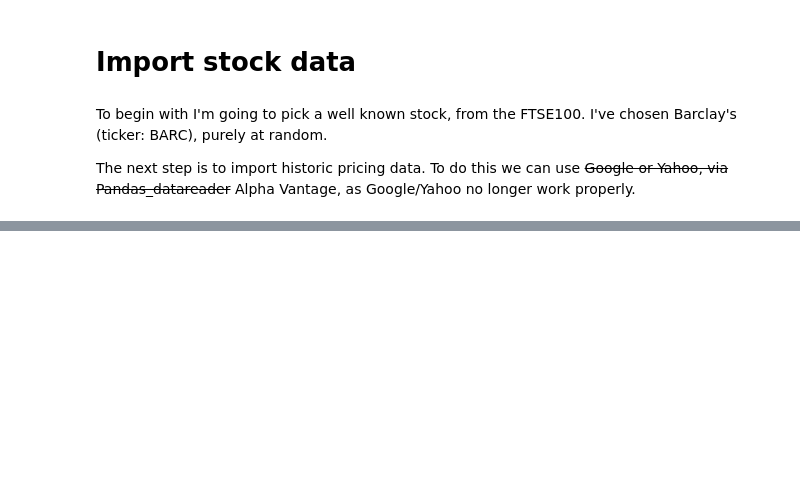
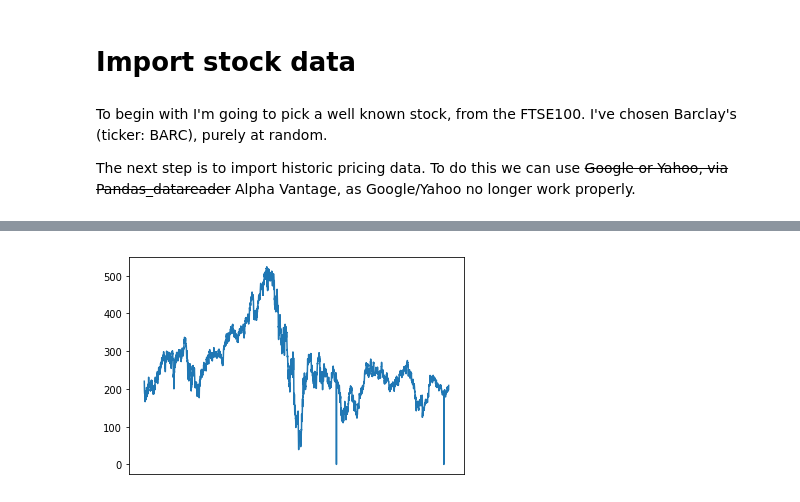
Before and after one commit to rick-62/Stock-Picker, a Jupyter notebook: initial_analysis.ipynb, the cells around one changed output, grey strips where cells are left out. Saved outputs shown, nothing was run; the diff lists cells and outputs as text; code cells hidden in the pictures; blank space fills up the shorter version.

```diff
--- a/initial_analysis.ipynb
+++ b/initial_analysis.ipynb
@@ -23,0 +50,6 @@ meta_data
+# %%
+plt.plot(data.index, data['5. adjusted close'], linestyle='solid')
+plt.xticks([])
+plt.show()
+# %% [output]
+[figure, added]
```
Also changed, not shown: parts of 11 cells of this notebook.
